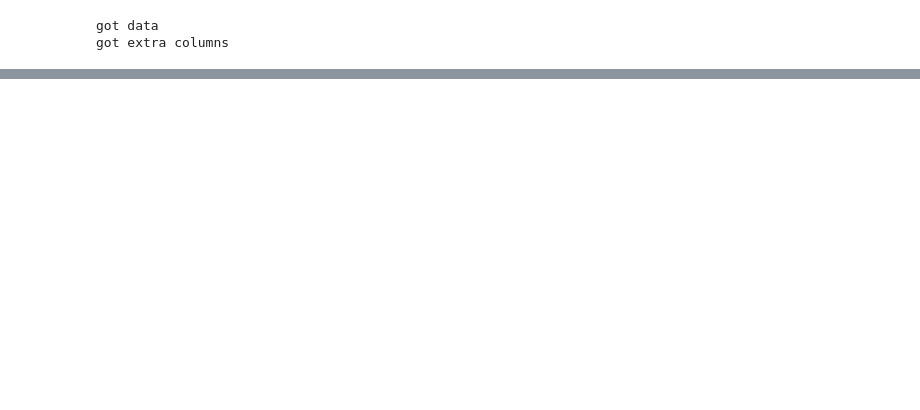
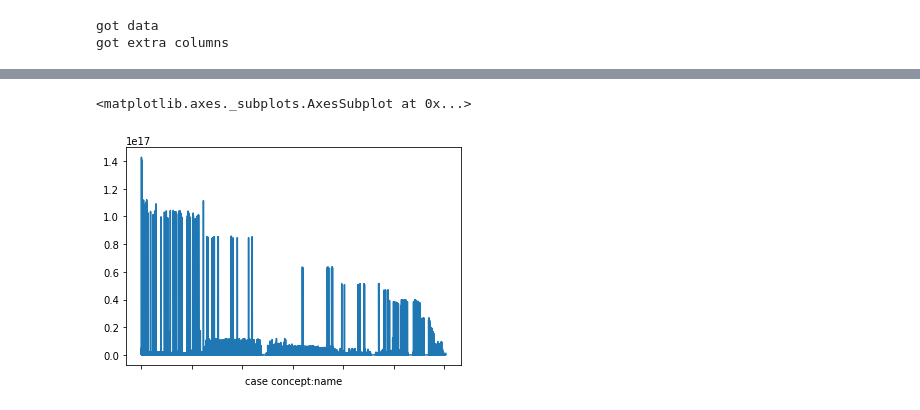
Before and after one commit to dbl-process-mining-group-7/Time-Cycle-Prediction-Tool, a Jupyter notebook: new_naive.ipynb, the cells around one changed output, grey strips where cells are left out. Saved outputs shown, nothing was run; the diff lists cells and outputs as text; code cells hidden in the pictures; blank space fills up the shorter version.

```diff
--- a/new_naive.ipynb
+++ b/new_naive.ipynb
@@ -180,0 +126,12 @@ train_df[(train_df['event time:timestamp'] > 2002.08) & (train_df['event time:ti
+# %%
+name = 'BPI_Challenge_2019'
+test_df = pd.read_pickle(name + 'predicted.dat')
+train_df = pd.read_pickle(name + 'extra-columns.dat')
+
+train_df = train_df.sort_values('event time:timestamp')
+nblocks = 10
+block_time = to_seconds(train_df['event time:timestamp'].max()-train_df['event time:timestamp'].min())/nblocks
+btimes = [block_time + block_time*i for i in range(nblocks)]
+
+train_df['time-since-start'] = (train_df['event time:timestamp']-train_df['event time:timestamp'].min()).apply(to_seconds)
+samples = [train_df[train_df['time-since-start'] < btimes[i]].sort_values(['case concept:name', 'event time:timestamp']) for i in range(nblocks)]
@@ -180,0 +231,7 @@ train_df[(train_df['event time:timestamp'] > 2002.08) & (train_df['event time:ti
+# %%
+test_df['error'] = test_df['estimator']-test_df['time-to-end']
+# %%
+test_df.sort_values('event time:timestamp')['error'].apply(lambda a : a**2).plot()
+# %% [output]
+<matplotlib.axes._subplots.AxesSubplot at 0x...>
+[figure, added]
```
Also changed, not shown: parts of 24 cells of this notebook, 2 other files.
